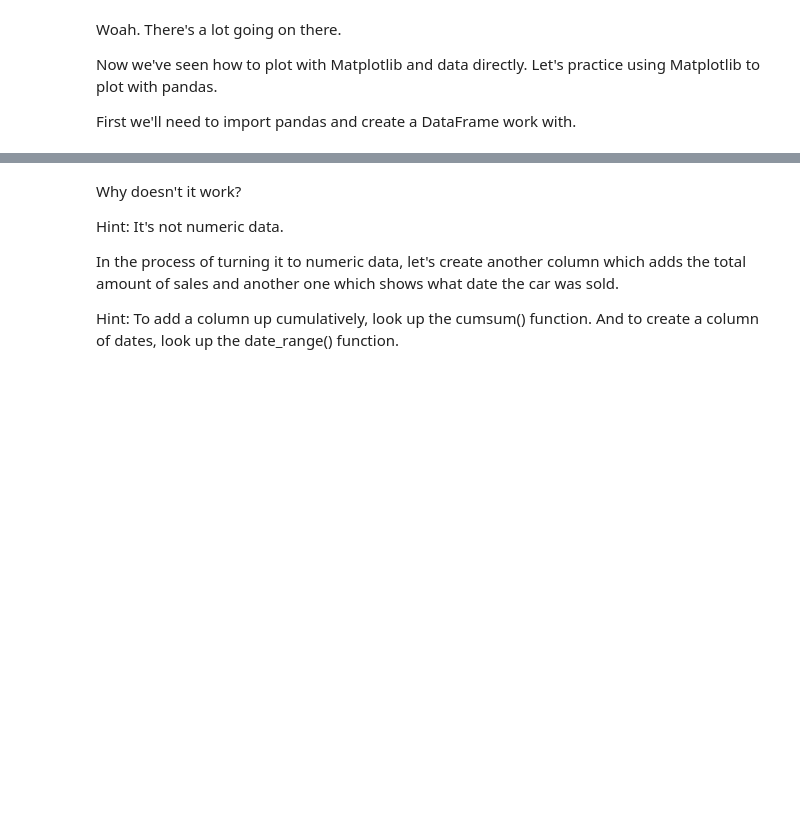
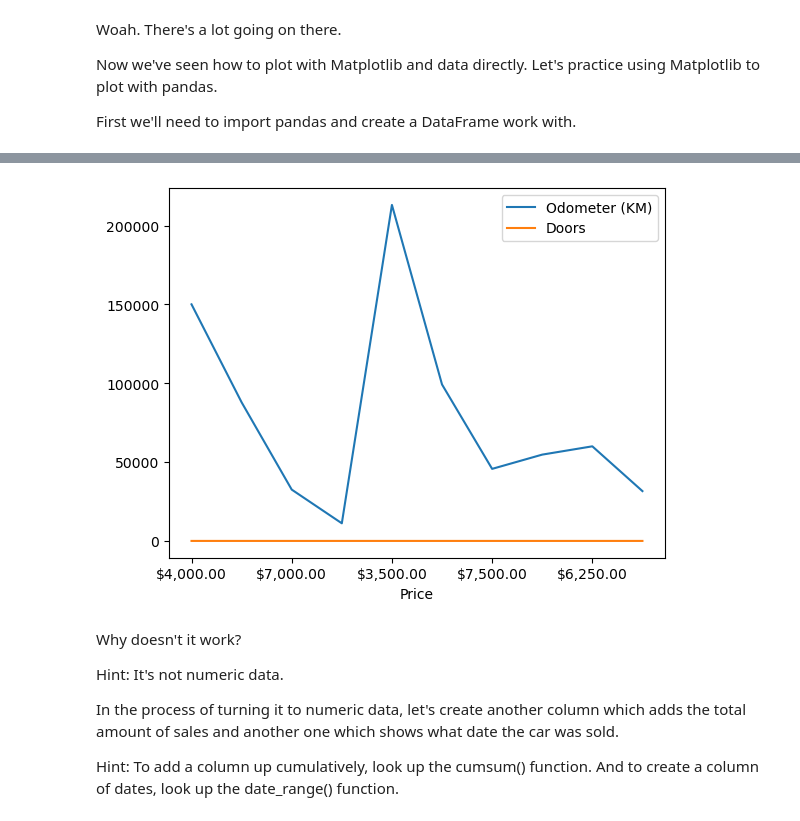
Before and after one commit to otinabrayo/IntroToPandas, a Jupyter notebook: matplotlib-exercises.ipynb, the cells around one changed output, grey strips where cells are left out. Drawn from its saved outputs; the diff is of its cells as text; code cells hidden in the pictures; blank space fills up the shorter version.

```diff
--- a/matplotlib-exercises.ipynb
+++ b/matplotlib-exercises.ipynb
@@ -213,3 +226,5 @@ First we'll need to import pandas and create a DataFrame work with.
 # Import pandas as pd
 # %%
 # Import the '../data/car-sales.csv' into a DataFame called car_sales and view
+carData = pd.read_csv("car-sales.csv")
+carData
@@ -216,5 +243,9 @@ First we'll need to import pandas and create a DataFrame work with.
 # %%
 # Try to plot the 'Price' column using the plot() function
+carData.plot("Price")
+plt.show()
+# %% [output]
+[figure, added]
 # %% [markdown]
 Why doesn't it work?
 
```
Also changed, not shown: parts of 25 cells of this notebook, 3 other files.
